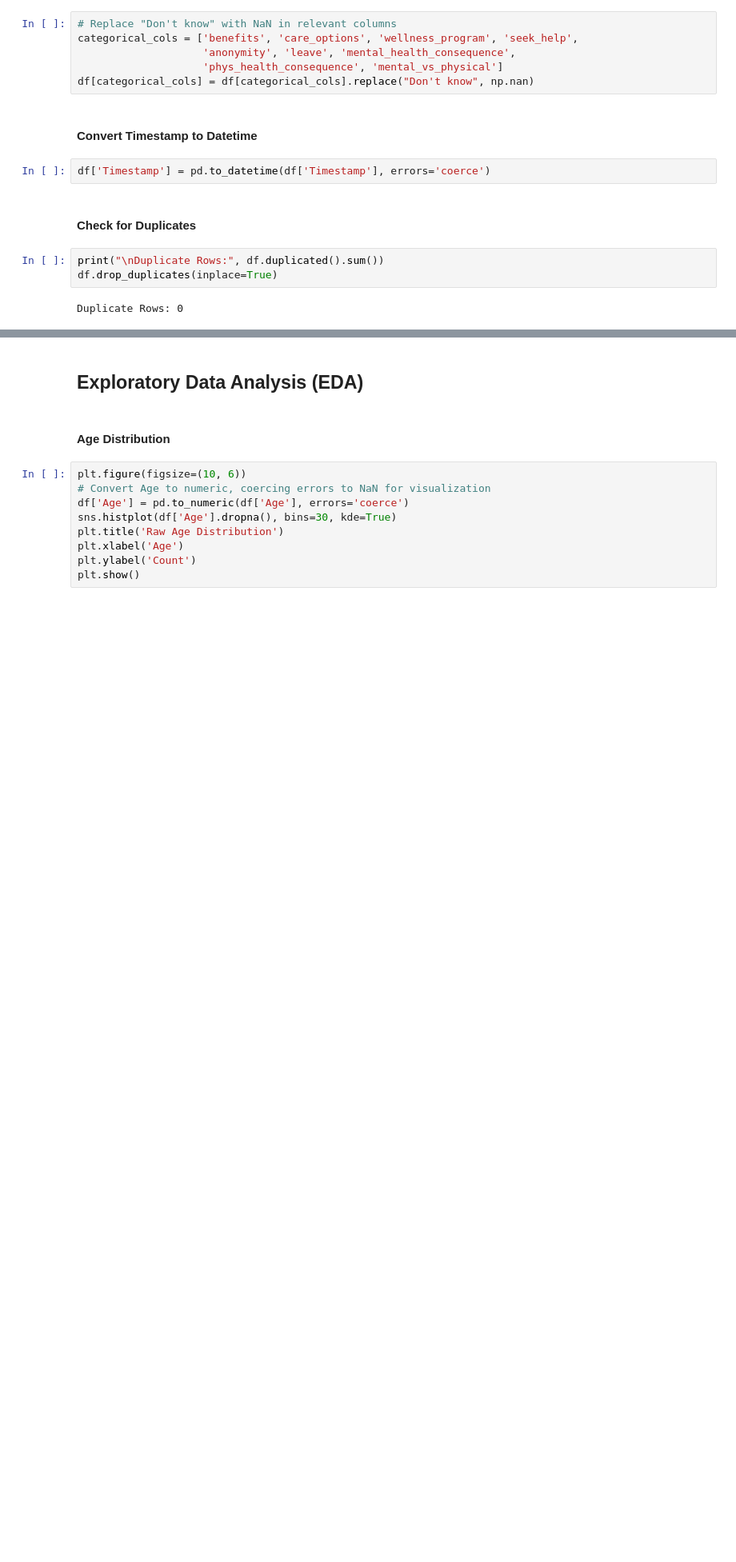
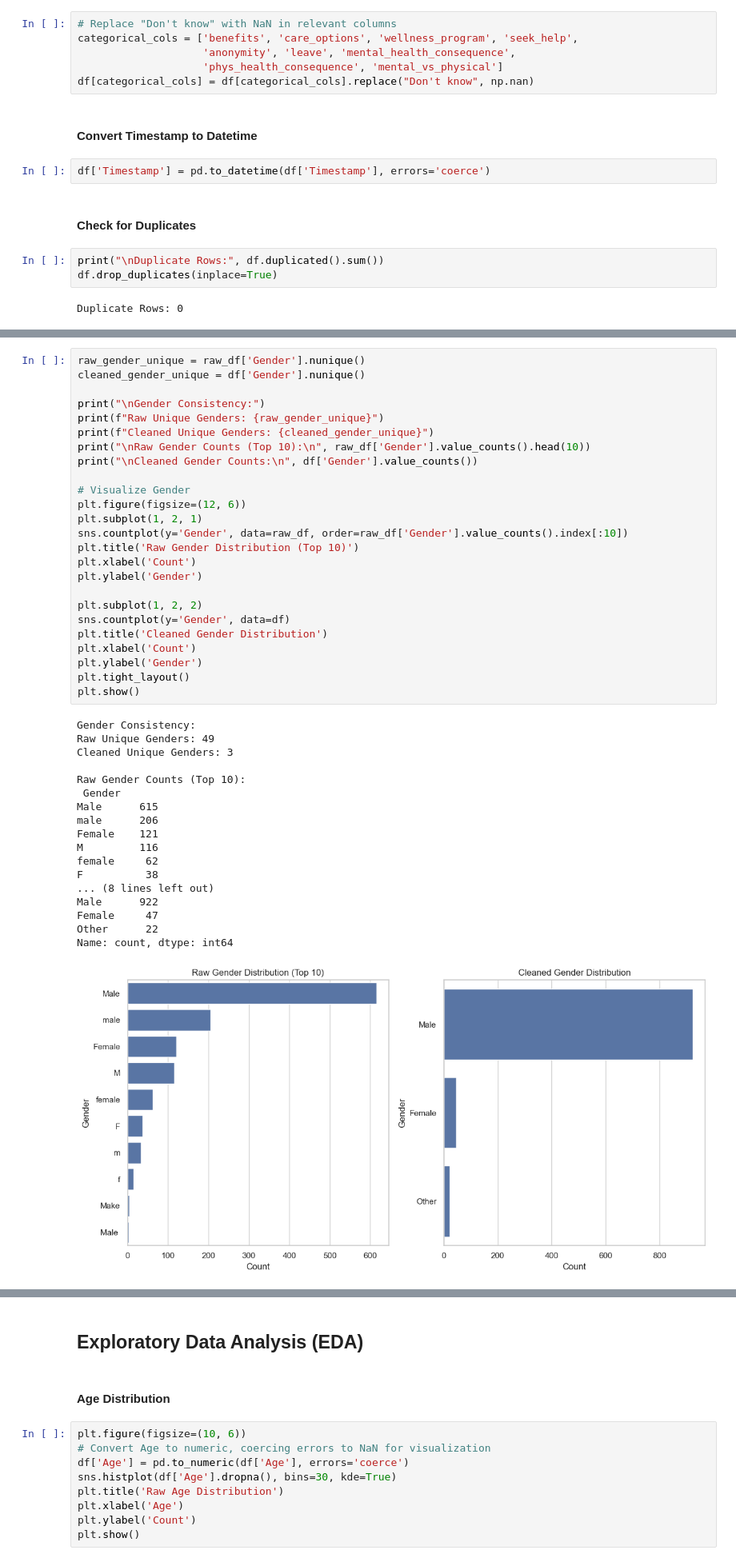
Before and after one commit to RahatBinOamr/mental-health-tech-survey, a Jupyter notebook: mental_helth.ipynb, the cells around one changed output, grey strips where cells are left out. Shown at 80% size. Saved outputs shown, nothing was run; the diff lists cells and outputs as text; blank space fills up the shorter version.

```diff
--- a/mental_helth.ipynb
+++ b/mental_helth.ipynb
@@ -352,0 +432,44 @@ Duplicate Rows: 0
+# %%
+raw_gender_unique = raw_df['Gender'].nunique()
+cleaned_gender_unique = df['Gender'].nunique()
+
+print("\nGender Consistency:")
+print(f"Raw Unique Genders: {raw_gender_unique}")
+print(f"Cleaned Unique Genders: {cleaned_gender_unique}")
+print("\nRaw Gender Counts (Top 10):\n", raw_df['Gender'].value_counts().head(10))
+print("\nCleaned Gender Counts:\n", df['Gender'].value_counts())
+
+# Visualize Gender
+plt.figure(figsize=(12, 6))
+plt.subplot(1, 2, 1)
+sns.countplot(y='Gender', data=raw_df, order=raw_df['Gender'].value_counts().index[:10])
+plt.title('Raw Gender Distribution (Top 10)')
+plt.xlabel('Count')
+plt.ylabel('Gender')
+
+plt.subplot(1, 2, 2)
+sns.countplot(y='Gender', data=df)
+plt.title('Cleaned Gender Distribution')
+plt.xlabel('Count')
+plt.ylabel('Gender')
+plt.tight_layout()
+plt.show()
+# %% [output]
+Gender Consistency:
+Raw Unique Genders: 49
+Cleaned Unique Genders: 3
+
+Raw Gender Counts (Top 10):
+ Gender
+Male      615
+male      206
+Female    121
+M         116
+female     62
+F          38
+... (8 lines left out)
+Male      922
+Female     47
+Other      22
+Name: count, dtype: int64
+[figure, added]
```
Also changed, not shown: parts of 14 cells of this notebook.
